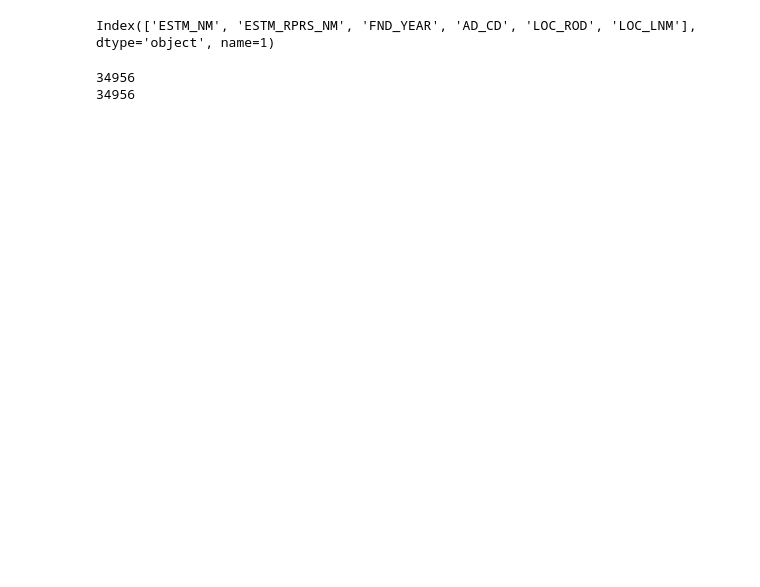
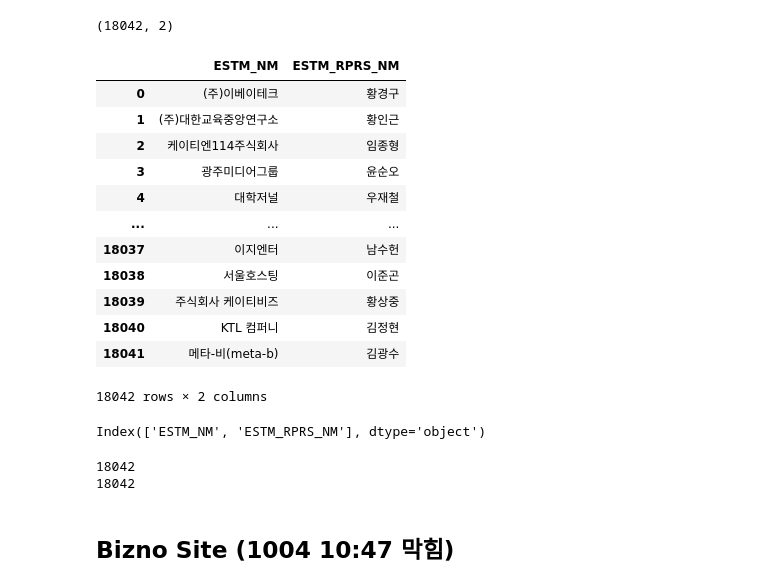
Before and after one commit to yms06034/FindingTheBusinessNumber, a Jupyter notebook: FindingTheBusinessNumber.ipynb, the cells around one changed output. Saved outputs shown, nothing was run; the diff lists cells and outputs as text; code cells hidden in the pictures; blank space fills up the shorter version.

```diff
--- a/FindingTheBusinessNumber.ipynb
+++ b/FindingTheBusinessNumber.ipynb
@@ -81,12 +81,29 @@ def open_browser():
 
     return browser
 # %%
-df = pd.read_excel("C:\\Users\\user\\Desktop\\company_name_sheet.xlsx", dtype=str, header=None)
+df = pd.read_excel("C:\\Users\\user\\Desktop\\company_name_sheet2.xlsx", dtype=str)
+# %%
+df.shape
+# %% [output]
+(18042, 2)
 # %%
-df.drop([0], axis=1,inplace=True)
-df.drop(index=0, axis=0, inplace=True)
-df.columns = df.iloc[0]
-df.drop(index=1, axis=0, inplace=True)
+# df.drop([0], axis=1,inplace=True)
+# df.drop(index=0, axis=0, inplace=True)
+# df.columns = df.iloc[0]
+# df.drop(index=1, axis=0, inplace=True)
-# %%
-columns_to_keep = ['ESTM_NM', 'ESTM_RPRS_NM', 'FND_YEAR', 'AD_CD', 'LOC_ROD', 'LOC_LNM']
-df = df[columns_to_keep]
+# %%
+df
+# %% [output]
+|  | ESTM_NM | ESTM_RPRS_NM |
+| 0 | (주)이베이테크 | 황경구 |
+| 1 | (주)대한교육중앙연구소 | 황인근 |
+| 2 | 케이티엔114주식회사 | 임종형 |
+| 3 | 광주미디어그룹 | 윤순오 |
+| 4 | 대학저널 | 우재철 |
+| ... | ... | ... |
+| 18037 | 이지엔터 | 남수헌 |
+| 18038 | 서울호스팅 | 이준곤 |
+| 18039 | 주식회사 케이티비즈 | 황상중 |
+| 18040 | KTL 컴퍼니 | 김정현 |
+| 18041 | 메타-비(meta-b) | 김광수 |
+18042 rows × 2 columns
@@ -93,16 +112,18 @@ df = df[columns_to_keep]
 # %%
-df.columns
+df2.columns
 # %% [output]
-Index(['ESTM_NM', 'ESTM_RPRS_NM', 'FND_YEAR', 'AD_CD', 'LOC_ROD', 'LOC_LNM'], dtype='object', name=1)
+Index(['ESTM_NM', 'ESTM_RPRS_NM'], dtype='object')
 # %%
-representative_name = list(df['ESTM_RPRS_NM'])
-company_name = list(df['ESTM_NM'])
+representative_name = list(df2['ESTM_RPRS_NM'])
+company_name = list(df2['ESTM_NM'])
 cleaned_list = [sublist.strip() for sublist in company_name]
 
 print(len(representative_name))
 print(len(cleaned_list))
 # %% [output]
-34956
-34956
+18042
+18042
+# %% [markdown]
+## Bizno Site (1004 10:47 막힘)
 # %%
 links = []
```
Also changed, not shown: parts of 22 cells of this notebook, 3 other files.
